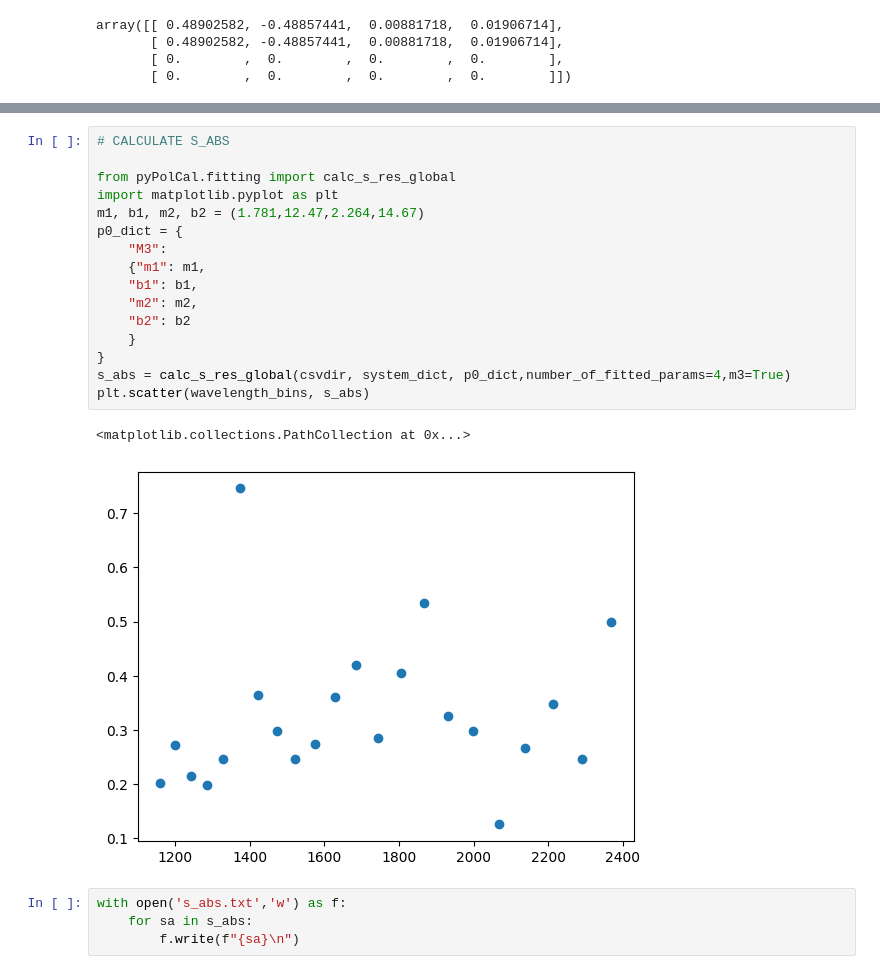
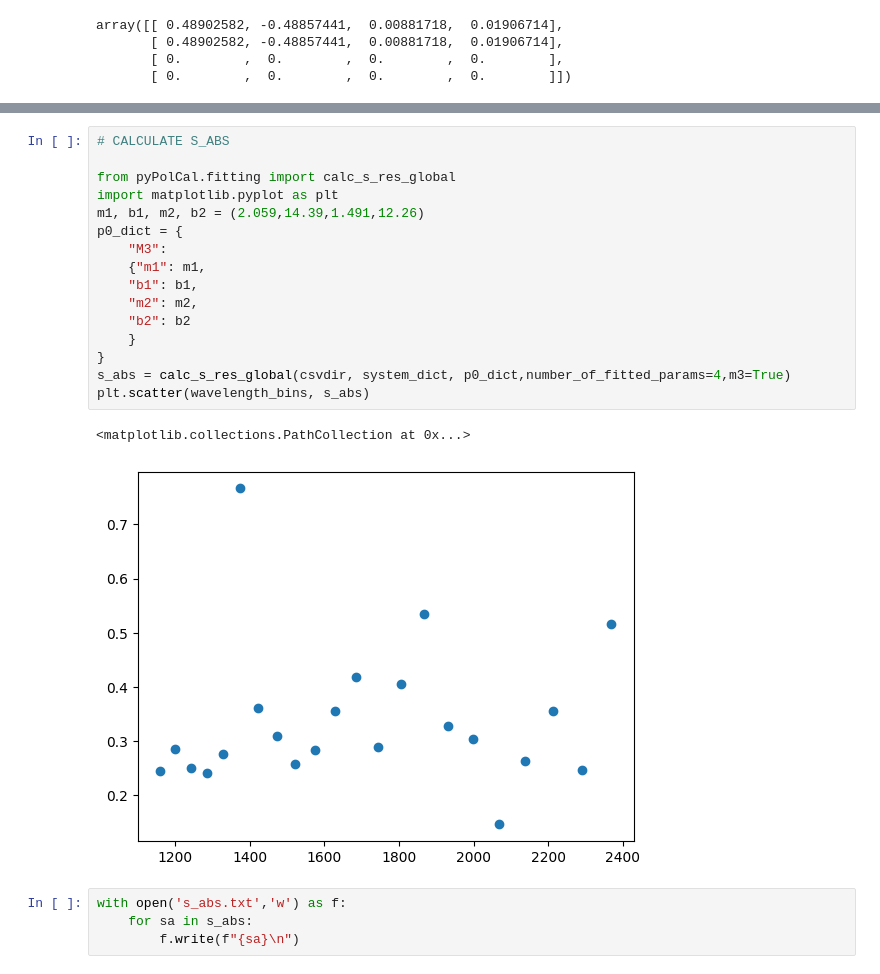
Before and after one commit to UCSB-Exoplanet-Polarimetry-Lab/pyPolCal, a Jupyter notebook: pyPolCal/tutorial_notebooks/CHARIS_fitting_tutorial/5_fit_on_sky_data_globally.ipynb, the cells around one changed output, grey strips where cells are left out. Drawn from its saved outputs; the diff is of its cells as text.

```diff
--- a/pyPolCal/tutorial_notebooks/CHARIS_fitting_tutorial/5_fit_on_sky_data_globally.ipynb
+++ b/pyPolCal/tutorial_notebooks/CHARIS_fitting_tutorial/5_fit_on_sky_data_globally.ipynb
@@ -165,22 +165,22 @@ plt.legend()
 # %%
 # CALCULATE S_ABS
 
 from pyPolCal.fitting import calc_s_res_global
 import matplotlib.pyplot as plt
-m1, b1, m2, b2 = (1.781,12.47,2.264,14.67)
+m1, b1, m2, b2 = (2.059,14.39,1.491,12.26)
 p0_dict = {
     "M3":
     {"m1": m1,
     "b1": b1,
     "m2": m2,
     "b2": b2
     }
 }
 s_abs = calc_s_res_global(csvdir, system_dict, p0_dict,number_of_fitted_params=4,m3=True)
 plt.scatter(wavelength_bins, s_abs)
 # %% [output]
 <matplotlib.collections.PathCollection at 0x...>
-[figure, old version]
+[figure, new version]
 # %%
 with open('s_abs.txt','w') as f:
     for sa in s_abs:
```
Also changed, not shown: parts of 3 cells of this notebook, 30 other files.
